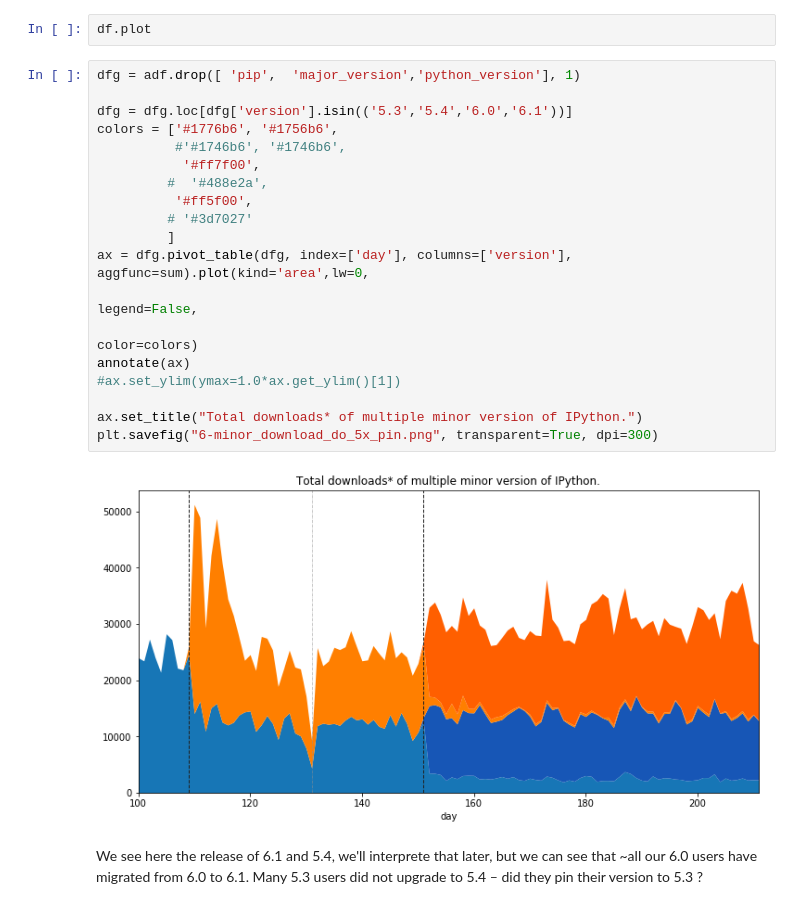
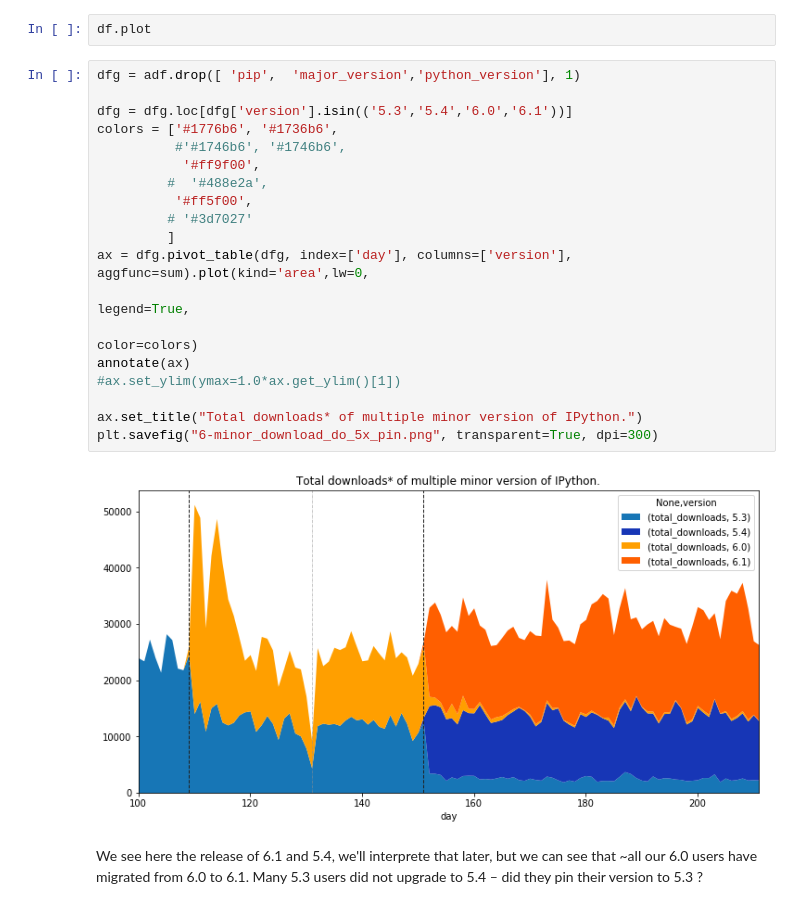
Before and after one commit to Carreau/talks, a Jupyter notebook: 2017-08-13-pybay/IPython-dls_2.ipynb, the cells around one changed output. Drawn from its saved outputs; the diff is of its cells as text.

```diff
--- a/2017-08-13-pybay/IPython-dls_2.ipynb
+++ b/2017-08-13-pybay/IPython-dls_2.ipynb
@@ -210,24 +210,24 @@ df.plot
 # %%
 dfg = adf.drop([ 'pip',  'major_version','python_version'], 1)
 
 dfg = dfg.loc[dfg['version'].isin(('5.3','5.4','6.0','6.1'))]
-colors = ['#1776b6', '#1756b6',
+colors = ['#1776b6', '#1736b6',
           #'#1746b6', '#1746b6',
-           '#ff7f00',
+           '#ff9f00',
          #  '#488e2a',
           '#ff5f00',
          # '#3d7027'
          ]
 ax = dfg.pivot_table(dfg, index=['day'], columns=['version'], aggfunc=sum).plot(kind='area',lw=0,
-                                                                                legend=False,
+                                                                                legend=True,
                                                                                 color=colors)
 annotate(ax)
 #ax.set_ylim(ymax=1.0*ax.get_ylim()[1])
 
 ax.set_title("Total downloads* of multiple minor version of IPython.")
 plt.savefig("6-minor_download_do_5x_pin.png", transparent=True, dpi=300)
 # %% [output]
-[figure, old version]
+[figure, new version]
 # %% [markdown]
 We see here the release of 6.1 and 5.4, we'll interprete that later, but we can see that ~all our 6.0 users have migrated from 6.0 to 6.1. Many 5.3 users did not upgrade to 5.4 – did they pin their version to 5.3 ?
 # %%
```
Also changed, not shown: 2 other files.
